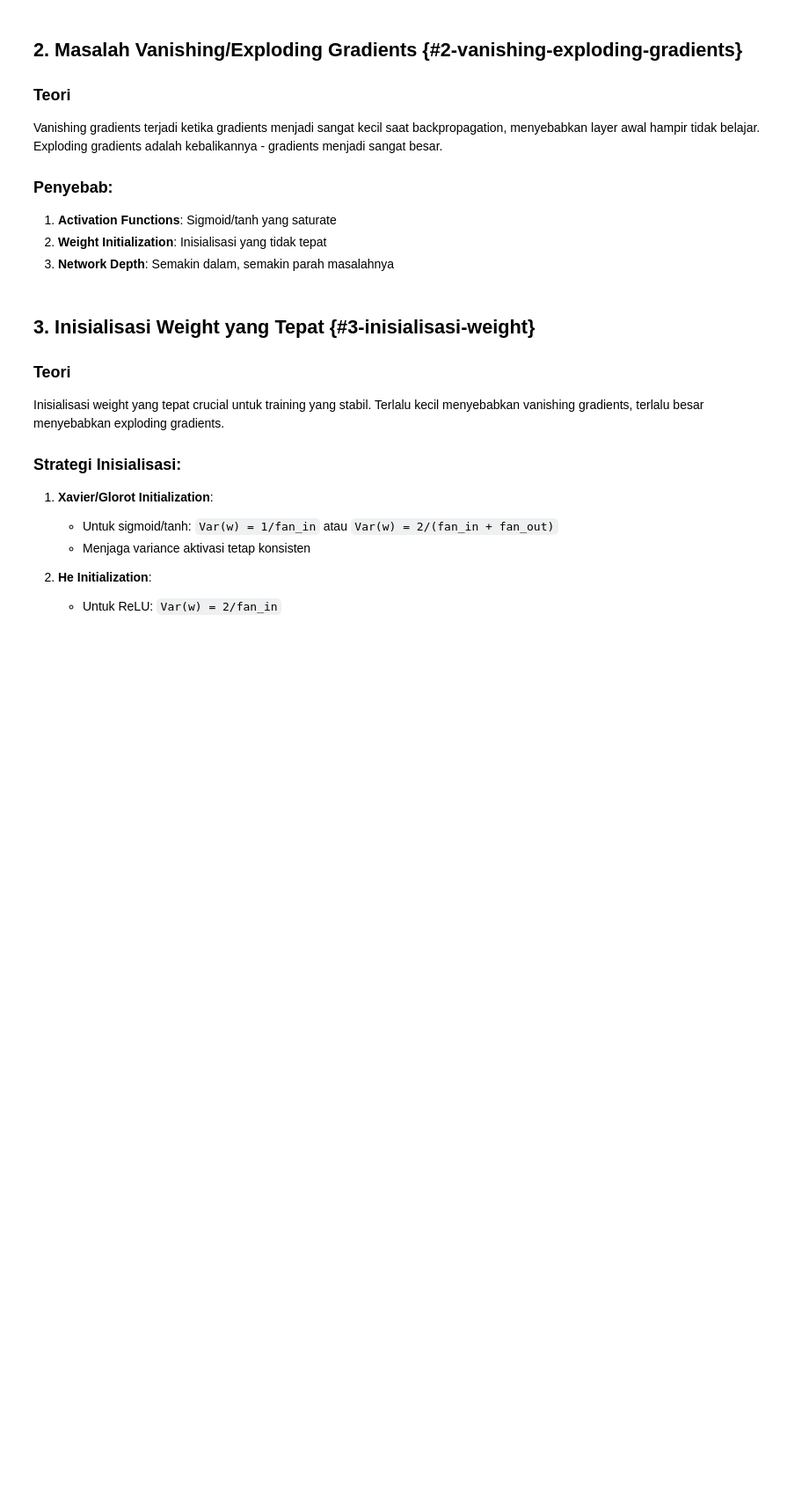
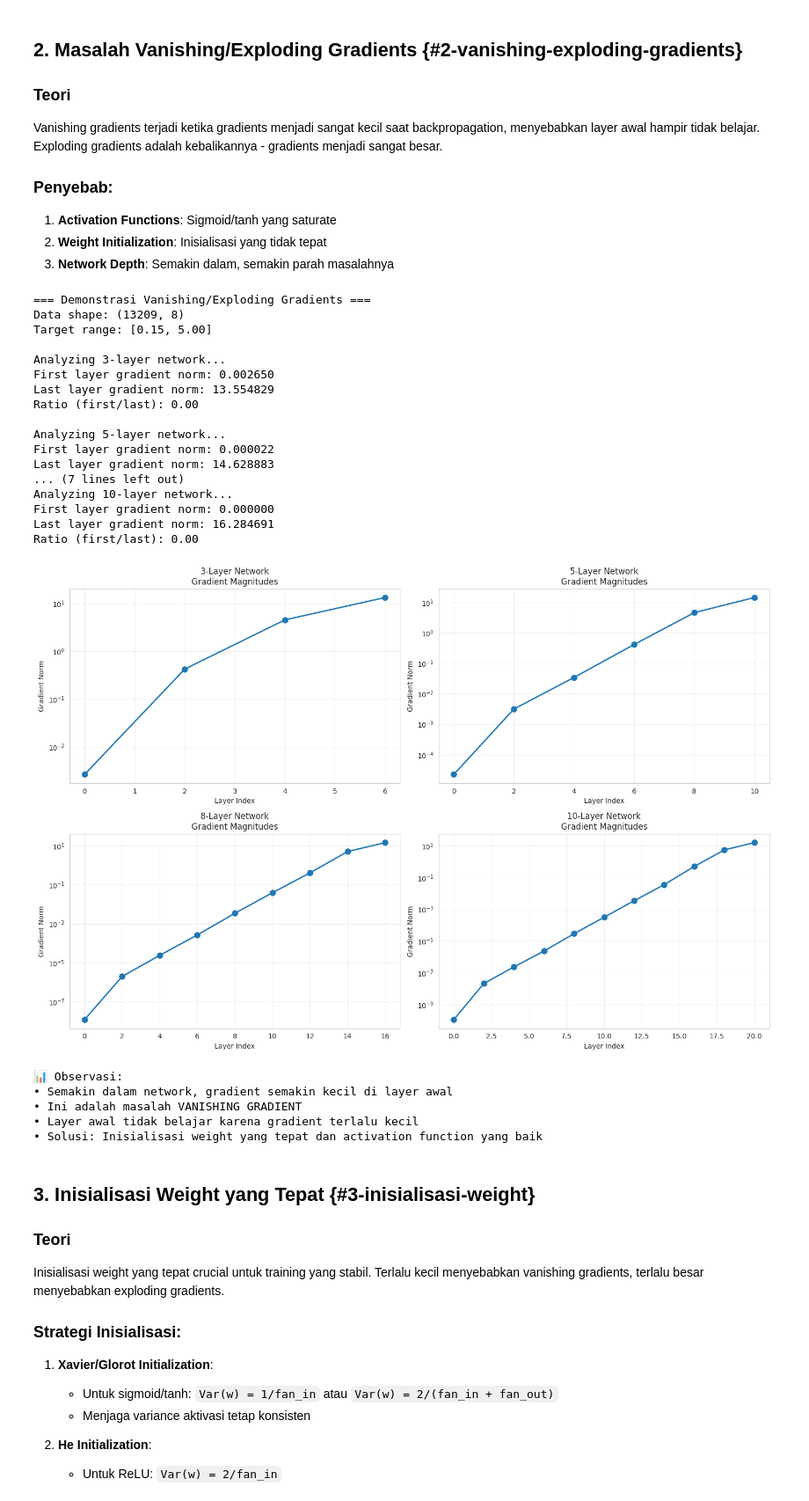
Before and after one commit to Pandu98-pkh/UAS-Deep-Learning, a Jupyter notebook: Chapter 11 Training Deep Neural Networks.ipynb, the cells around one changed output. Shown at 88% size. Saved outputs shown, nothing was run; the diff lists cells and outputs as text; code cells hidden in the pictures; blank space fills up the shorter version.

```diff
--- a/Chapter 11 Training Deep Neural Networks.ipynb
+++ b/Chapter 11 Training Deep Neural Networks.ipynb
@@ -107,7 +115,8 @@ def analyze_gradients(model, X_batch, y_batch):
     """Analisis magnitude gradients di setiap layer"""
     with tf.GradientTape() as tape:
         predictions = model(X_batch, training=True)
-        loss = tf.reduce_mean(tf.square(predictions - y_batch))
+        # Ensure both predictions and y_batch are float32
+        loss = tf.reduce_mean(tf.square(tf.cast(predictions, tf.float32) - tf.cast(y_batch, tf.float32)))
 
     gradients = tape.gradient(loss, model.trainable_variables)
     gradient_norms = []
@@ -137,33 +146,57 @@ for depth in depths:
     gradient_results[depth] = grad_norms
 
     print(f"First layer gradient norm: {grad_norms[0]:.6f}")
     print(f"Last layer gradient norm: {grad_norms[-2]:.6f}")  # -2 karena bias
     if grad_norms[0] > 0:
         print(f"Ratio (first/last): {grad_norms[0]/grad_norms[-2]:.2f}")
 
 # Visualisasi
 fig, axes = plt.subplots(2, 2, figsize=(15, 10))
 axes = axes.ravel()
 
 for i, depth in enumerate(depths):
     layer_indices = range(0, len(gradient_results[depth]), 2)  # Skip bias layers
     weight_gradients = [gradient_results[depth][j] for j in layer_indices]
 
     axes[i].plot(layer_indices, weight_gradients, 'o-', linewidth=2, markersize=8)
     axes[i].set_title(f'{depth}-Layer Network\nGradient Magnitudes')
     axes[i].set_xlabel('Layer Index')
     axes[i].set_ylabel('Gradient Norm')
     axes[i].set_yscale('log')
     axes[i].grid(True, alpha=0.3)
 
 plt.tight_layout()
 plt.show()
 
 print("\n📊 Observasi:")
 print("• Semakin dalam network, gradient semakin kecil di layer awal")
 print("• Ini adalah masalah VANISHING GRADIENT")
 print("• Layer awal tidak belajar karena gradient terlalu kecil")
 print("• Solusi: Inisialisasi weight yang tepat dan activation function yang baik")
+# %% [output]
+=== Demonstrasi Vanishing/Exploding Gradients ===
+Data shape: (13209, 8)
+Target range: [0.15, 5.00]
+
+Analyzing 3-layer network...
+First layer gradient norm: 0.002650
+Last layer gradient norm: 13.554829
+Ratio (first/last): 0.00
+
+Analyzing 5-layer network...
+First layer gradient norm: 0.000022
+Last layer gradient norm: 14.628883
+... (7 lines left out)
+Analyzing 10-layer network...
+First layer gradient norm: 0.000000
+Last layer gradient norm: 16.284691
+Ratio (first/last): 0.00
+[figure, added]
+📊 Observasi:
+• Semakin dalam network, gradient semakin kecil di layer awal
+• Ini adalah masalah VANISHING GRADIENT
+• Layer awal tidak belajar karena gradient terlalu kecil
+• Solusi: Inisialisasi weight yang tepat dan activation function yang baik
 # %% [markdown]
 ## 3. Inisialisasi Weight yang Tepat {#3-inisialisasi-weight}
 
```
Also changed, not shown: parts of 10 cells of this notebook.
